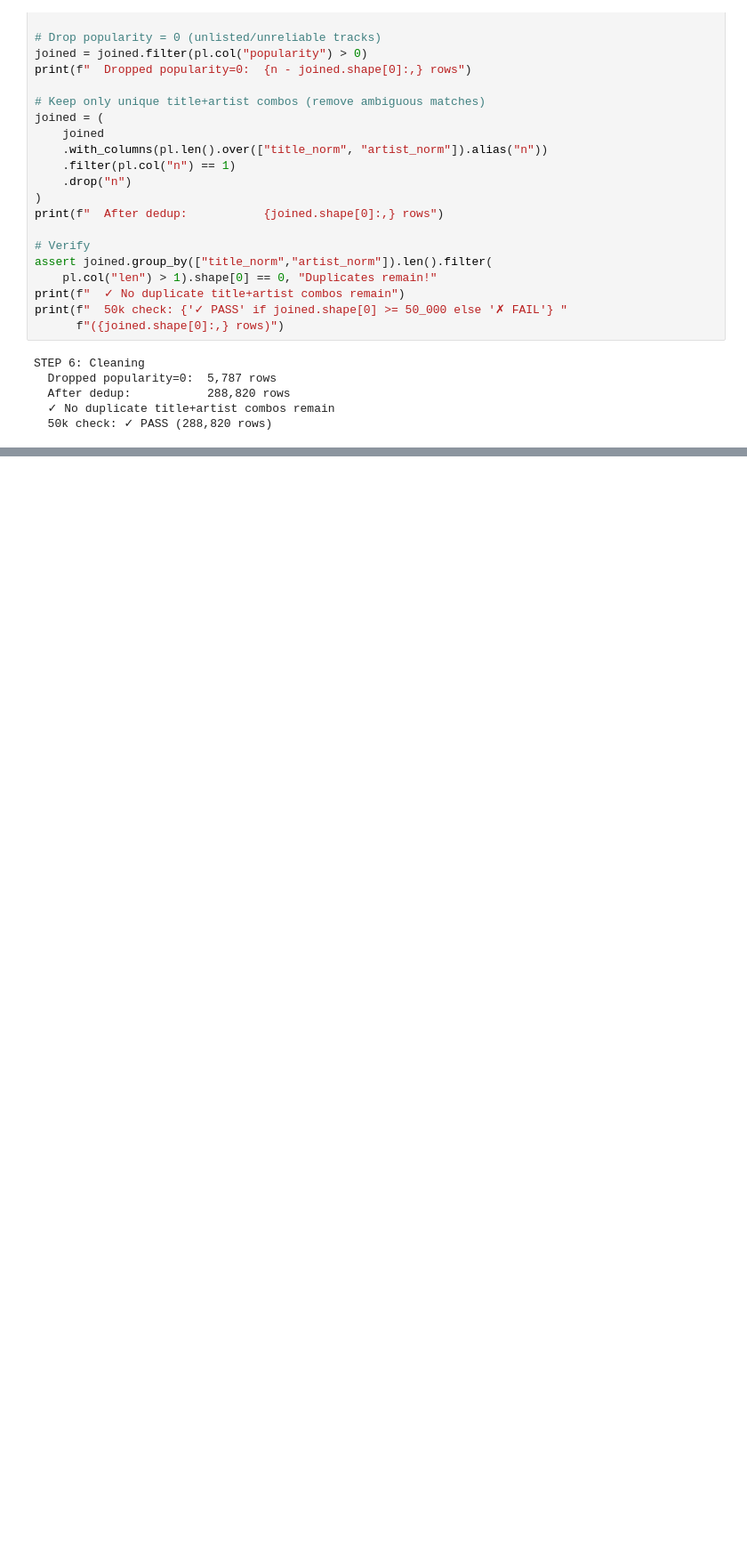
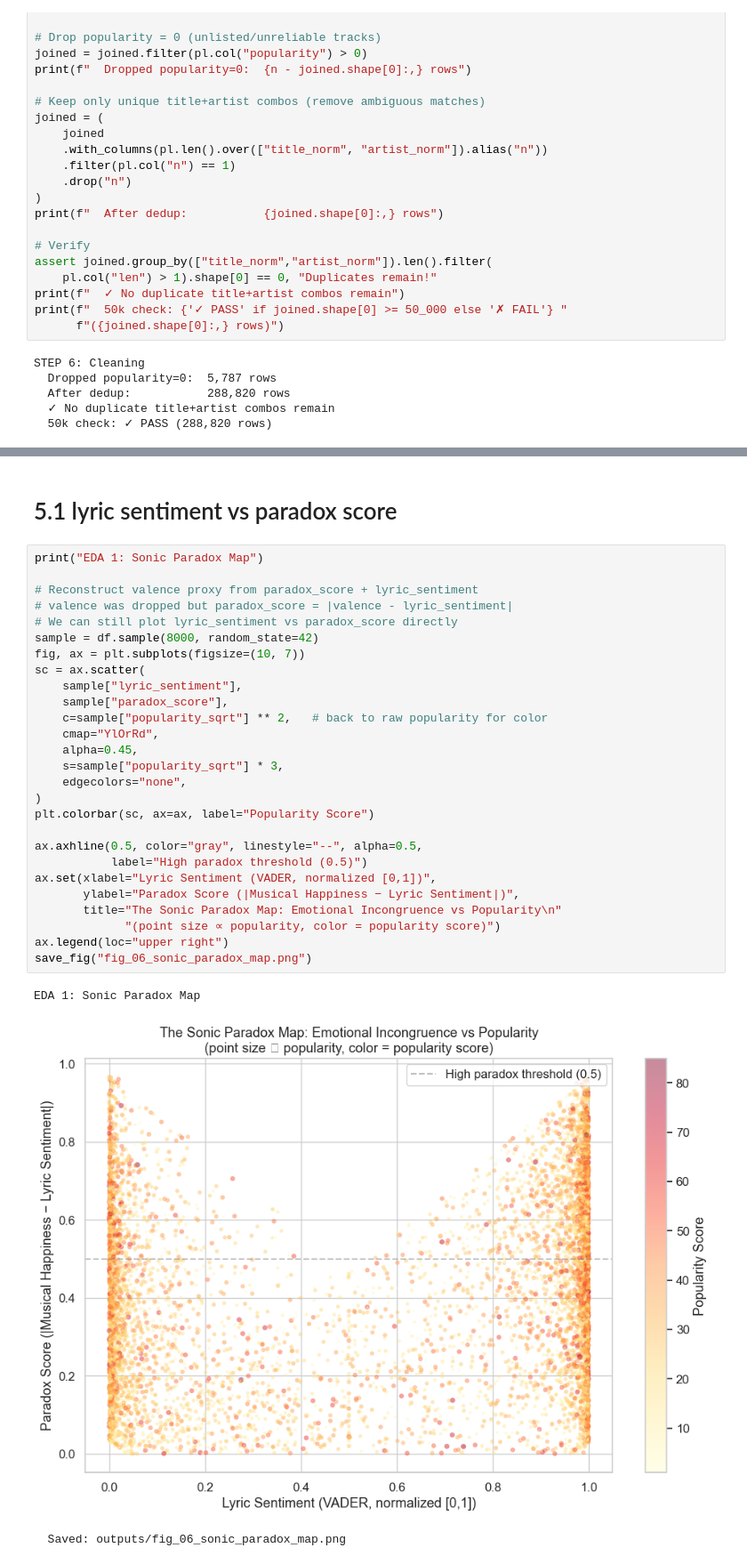
Before and after one commit to sjylee/CIS2450-FINAL-PROJECT, a Jupyter notebook: final-notebook.ipynb, the cells around one changed output, grey strips where cells are left out. Shown at 89% size. Saved outputs shown, nothing was run; the diff lists cells and outputs as text; blank space fills up the shorter version.

```diff
--- a/final-notebook.ipynb
+++ b/final-notebook.ipynb
@@ -712,0 +996,33 @@ Error:
+# %% [markdown]
+# 5.1 lyric sentiment vs paradox score
+# %%
+print("EDA 1: Sonic Paradox Map")
+
+# Reconstruct valence proxy from paradox_score + lyric_sentiment
+# valence was dropped but paradox_score = |valence - lyric_sentiment|
+# We can still plot lyric_sentiment vs paradox_score directly
+sample = df.sample(8000, random_state=42)
+fig, ax = plt.subplots(figsize=(10, 7))
+sc = ax.scatter(
+    sample["lyric_sentiment"],
+    sample["paradox_score"],
+    c=sample["popularity_sqrt"] ** 2,   # back to raw popularity for color
+    cmap="YlOrRd",
+    alpha=0.45,
+    s=sample["popularity_sqrt"] * 3,
+    edgecolors="none",
+)
+plt.colorbar(sc, ax=ax, label="Popularity Score")
+
+ax.axhline(0.5, color="gray", linestyle="--", alpha=0.5,
+           label="High paradox threshold (0.5)")
+ax.set(xlabel="Lyric Sentiment (VADER, normalized [0,1])",
+       ylabel="Paradox Score (|Musical Happiness − Lyric Sentiment|)",
+       title="The Sonic Paradox Map: Emotional Incongruence vs Popularity\n"
+             "(point size ∝ popularity, color = popularity score)")
+ax.legend(loc="upper right")
+save_fig("fig_06_sonic_paradox_map.png")
+# %% [output]
+EDA 1: Sonic Paradox Map
+[figure, added]
+  Saved: outputs/fig_06_sonic_paradox_map.png
```
Also changed, not shown: parts of 106 cells of this notebook, 1 other file.
